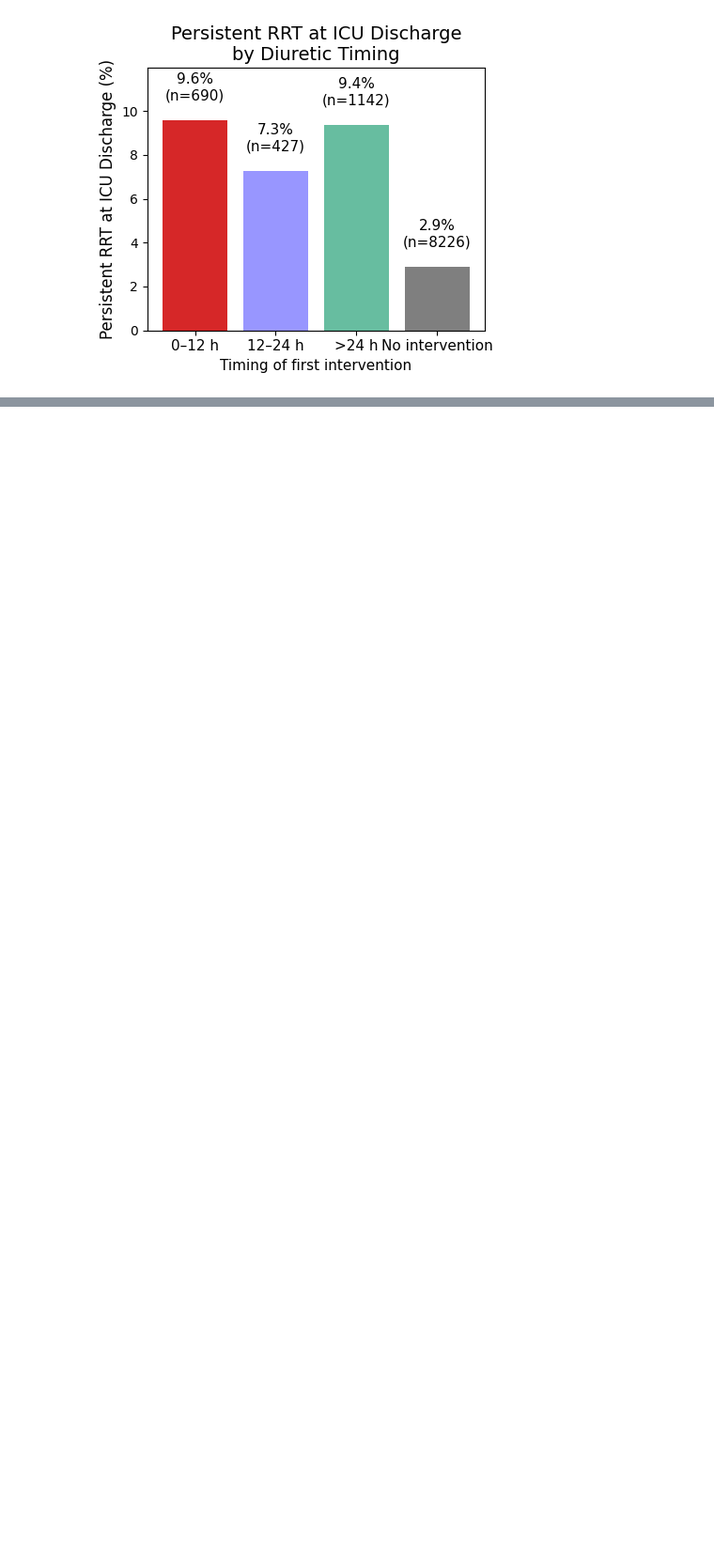
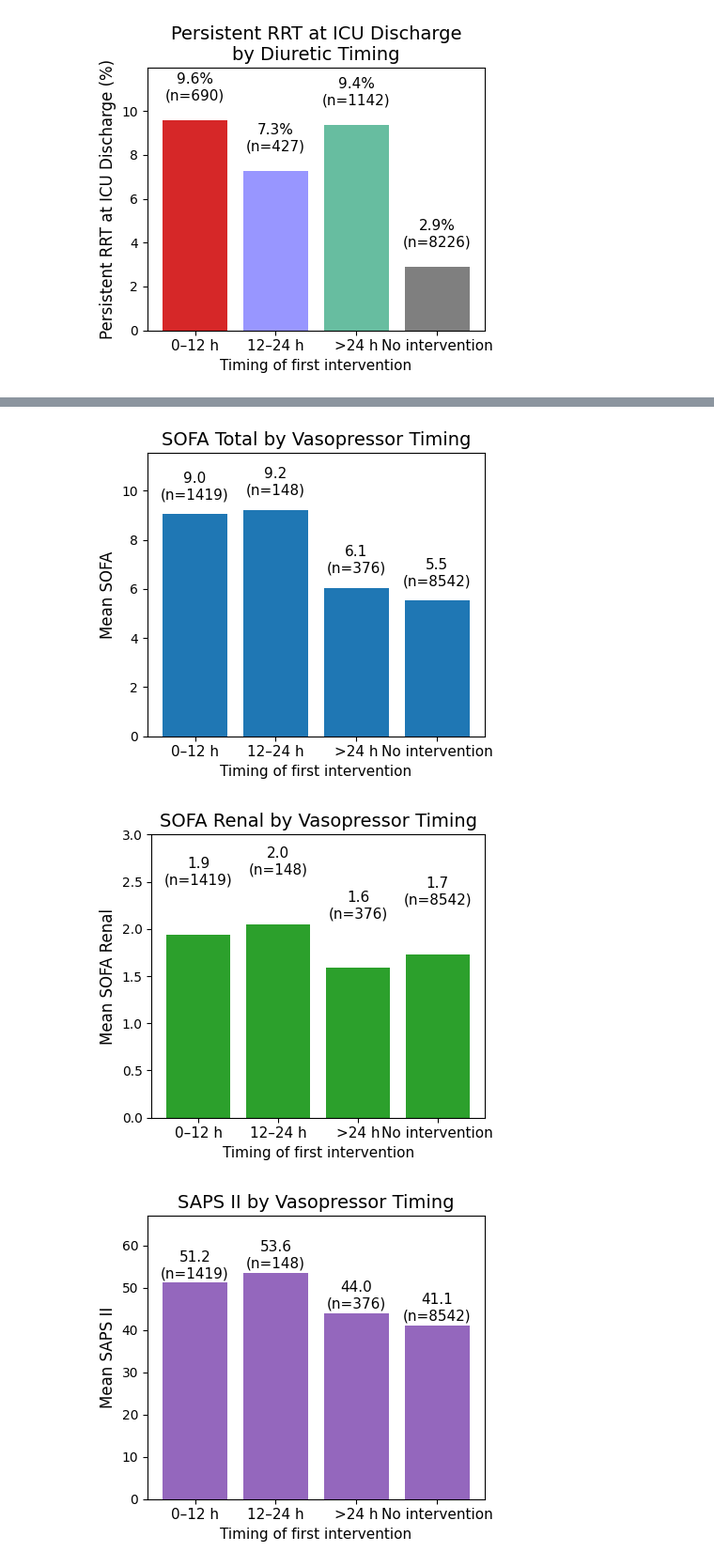
Before and after one commit to SimonKossack/mimiciii-BioMedicalProject, a Jupyter notebook: NierenNotebooks/07_saps2.ipynb, the cells around one changed output, grey strips where cells are left out. Shown at 94% size. Drawn from its saved outputs; the diff is of its cells as text; code cells hidden in the pictures; blank space fills up the shorter version.

```diff
--- a/NierenNotebooks/07_saps2.ipynb
+++ b/NierenNotebooks/07_saps2.ipynb
@@ -663,0 +911,39 @@ plt.show()
+# %%
+fig_sofa_vaso = plot_score_by_timing(
+    df3,
+    "first_vaso_timing",
+    score_col="sofa",
+    title="SOFA Total by Vasopressor Timing",
+    ylabel="Mean SOFA",
+    color="#1f77b4",
+)
+
+fig_sofa_renal_vaso = plot_score_by_timing(
+    df3,
+    "first_vaso_timing",
+    score_col="sofa_renal",
+    title="SOFA Renal by Vasopressor Timing",
+    ylabel="Mean SOFA Renal",
+    color="#2ca02c",
+)
+
+fig_saps_vaso = plot_score_by_timing(
+    df3,
+    "first_vaso_timing",
+    score_col="sapsii",
+    title="SAPS II by Vasopressor Timing",
+    ylabel="Mean SAPS II",
+    color="#9467bd",
+)
+
+fig_mort_vaso = plot_mortality_by_timing(
+    df3,
+    "first_vaso_timing",
+    title="Hospital Mortality by Vasopressor Timing",
+)
+
+plt.show()
+# %% [output]
+[figure, added]
+[figure, added]
+[figure, added]
```
Also changed, not shown: parts of 22 cells of this notebook.
